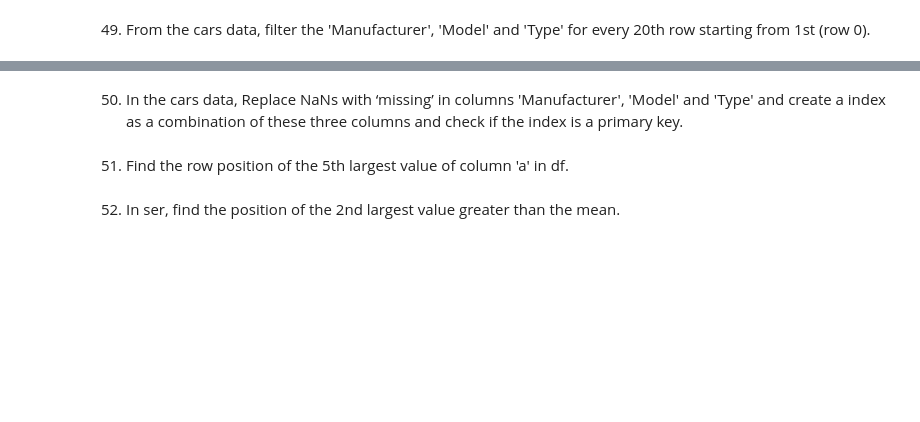
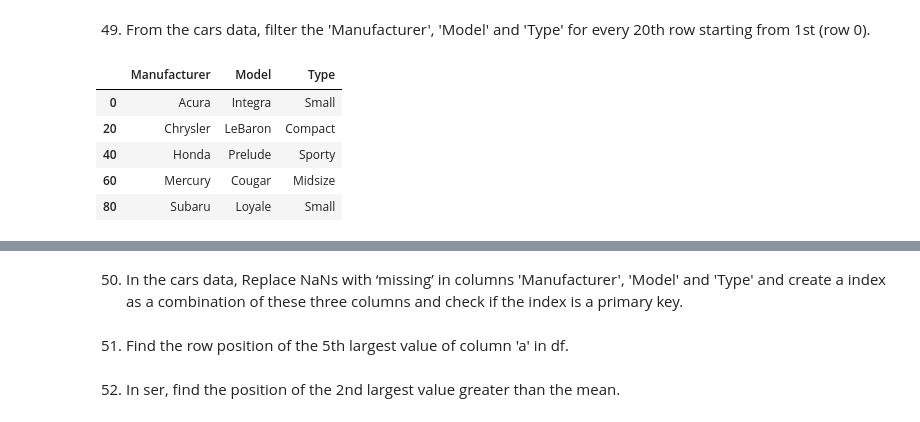
Before and after one commit to gunelmurad/pandas_demos, a Jupyter notebook: 74 or so Exercises-checkpoint.ipynb, the cells around one changed output, grey strips where cells are left out. Cells and saved outputs as stored; diff of their text form; code cells hidden in the pictures; blank space fills up the shorter version.

```diff
--- a/74 or so Exercises-checkpoint.ipynb
+++ b/74 or so Exercises-checkpoint.ipynb
@@ -453,2 +499,12 @@ df
 # %% [markdown]
 49) From the cars data, filter the 'Manufacturer', 'Model' and 'Type' for every 20th row starting from 1st (row 0).
+# %%
+df = pd.read_csv('https://raw.githubusercontent.com/selva86/datasets/master/Cars93_miss.csv')
+df[['Manufacturer', 'Model', 'Type']].loc[::20]
+# %% [output]
+|  | Manufacturer | Model | Type |
+| 0 | Acura | Integra | Small |
+| 20 | Chrysler | LeBaron | Compact |
+| 40 | Honda | Prelude | Sporty |
+| 60 | Mercury | Cougar | Midsize |
+| 80 | Subaru | Loyale | Small |
```
Also changed, not shown: parts of 9 cells of this notebook, 1 other file.
